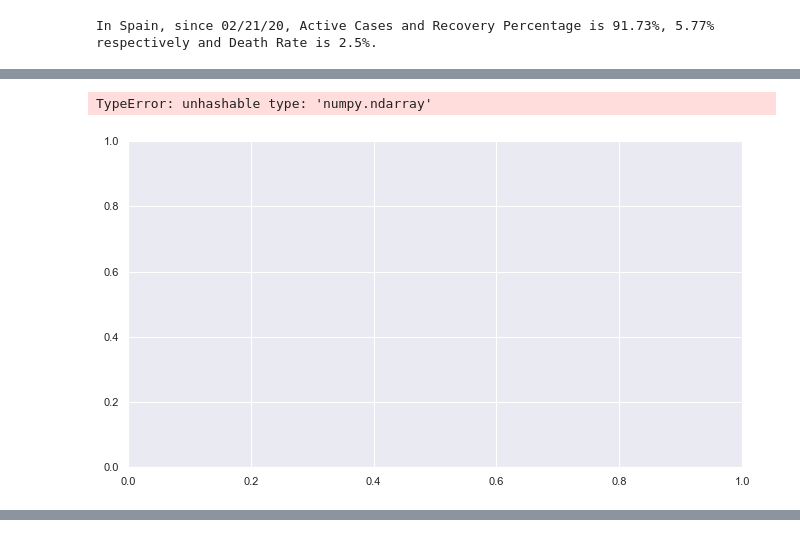
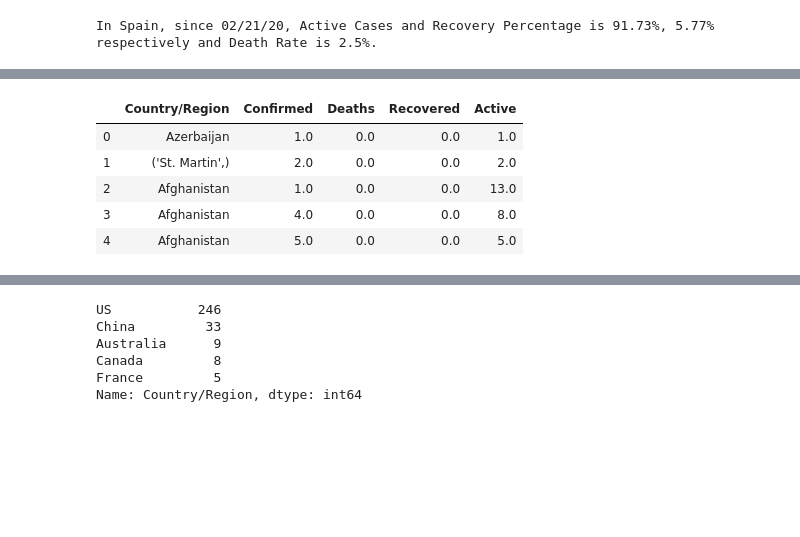
Before and after one commit to ThoaShook/Coronavirus-Analysis, a Jupyter notebook: Coronavirus_Analysis.ipynb, the cells around one changed output, grey strips where cells are left out. Saved outputs shown, nothing was run; the diff lists cells and outputs as text; code cells hidden in the pictures; blank space fills up the shorter version.

```diff
--- a/Coronavirus_Analysis.ipynb
+++ b/Coronavirus_Analysis.ipynb
@@ -360,25 +350,13 @@ plt.show()
-# %%
-import matplotlib.pyplot as plt
-import matplotlib.dates as mdates
-from pandas.plotting import register_matplotlib_converters
-register_matplotlib_converters()
-months = mdates.MonthLocator()
-months_fmt = mdates.DateFormatter('%b-%e')
-#df2['ObservationDate'] = pd.to_datetime(df2['ObservationDate'],errors = 'coerce').dt.week
-#world_trend=df2.groupby('ObservationDate').sum()
-
-fig,ax=plt.subplots(figsize=(11,6))
-ax.plot(world_trend)
-
-plt.title('World COVID-19 Trends',fontdict={'fontsize':18})
-ax.legend(world_trend.columns, loc=2, fontsize=12)
-ax.xaxis.set_major_locator(plt.MaxNLocator(12))
-ax.xaxis.set_major_formatter(months_fmt)
-plt.xticks(rotation=45, fontsize=12)
-plt.show()
-# %% [output]
-TypeError: unhashable type: 'numpy.ndarray'
-[figure, removed]
+# %%
+df2_confirmed = df2.groupby(['Country/Region','Confirmed']).sum().reset_index()#.groupby('Country/Region')[[0]].max()
+df2_confirmed.head()
+# %% [output]
+|  | Country/Region | Confirmed | Deaths | Recovered | Active |
+| 0 | Azerbaijan | 1.0 | 0.0 | 0.0 | 1.0 |
+| 1 | ('St. Martin',) | 2.0 | 0.0 | 0.0 | 2.0 |
+| 2 | Afghanistan | 1.0 | 0.0 | 0.0 | 13.0 |
+| 3 | Afghanistan | 4.0 | 0.0 | 0.0 | 8.0 |
+| 4 | Afghanistan | 5.0 | 0.0 | 0.0 | 5.0 |
 # %%
 df3 = pd.read_csv('time_series_covid_19_confirmed.csv')
 df3.head(2)
@@ -407,3 +368,12 @@ plt.show()
+# %%
+df3['Country/Region'].value_counts().head()
+# %% [output]
+US           246
+China         33
+Australia      9
+Canada         8
+France         5
+Name: Country/Region, dtype: int64
 # %%
 df4 = pd.read_csv('time_series_covid_19_deaths.csv')
 df4.head(2)
```
Also changed, not shown: parts of 13 cells of this notebook, 1 other file.
